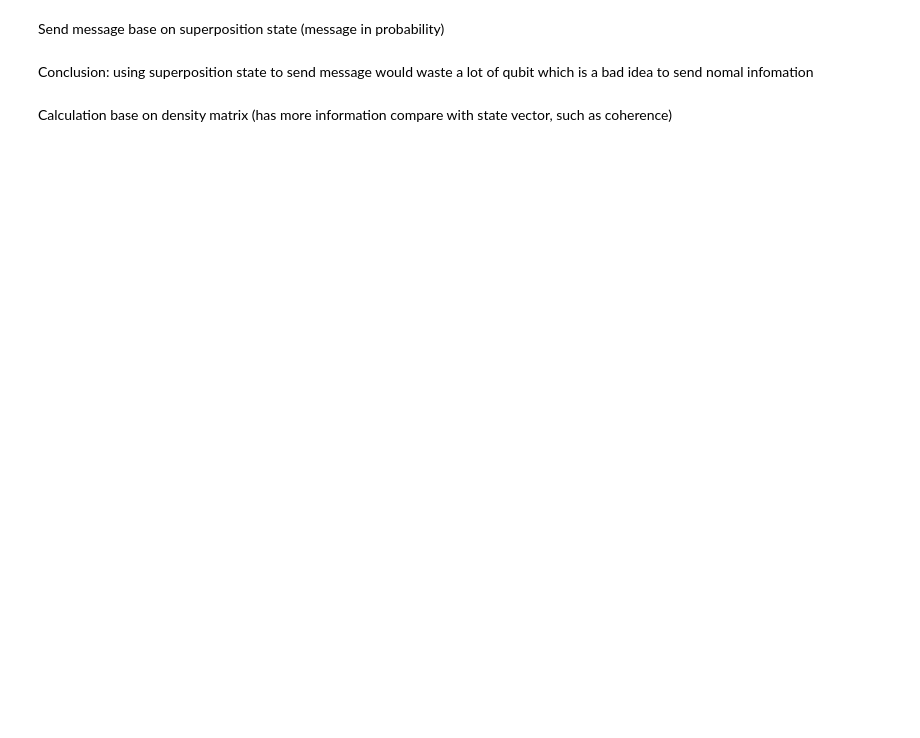
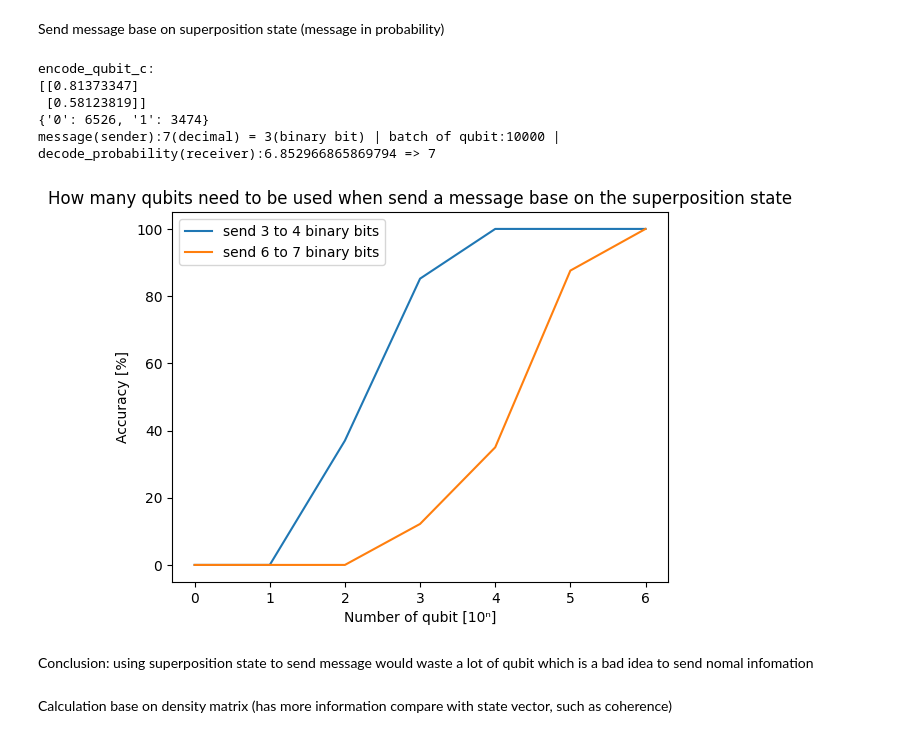
Before and after one commit to ChuhanZhou/Quantum_Teleportation_Simulation, a Jupyter notebook: demo.ipynb, the cells around one changed output. Saved outputs shown, nothing was run; the diff lists cells and outputs as text; code cells hidden in the pictures; blank space fills up the shorter version.

Commit message:
update circuit visualization and muti-thread calculation on demo

```diff
--- a/demo.ipynb
+++ b/demo.ipynb
@@ -73,6 +126,12 @@ for i in range(batch_n):
     state_b = qubits.measurement(qubit_b, [0])[0]
     receive[state_b] = receive[state_b]+1
 print(receive)
-receive_message = decode_key/receive["1"]*receive["0"]
+receive_message = decode_key/np.sqrt(receive["1"])*np.sqrt(receive["0"])
 print("message(sender):{}(decimal) = {}(binary bit) | batch of qubit:{} | decode_probability(receiver):{} => {}".format(message,len(bin(message).split("0b")[-1]),batch_n,receive_message,round(receive_message)))
+# %% [output]
+encode_qubit_c:
+[[0.81373347]
+ [0.58123819]]
+{'0': 6526, '1': 3474}
+message(sender):7(decimal) = 3(binary bit) | batch of qubit:10000 | decode_probability(receiver):6.852966865869794 => 7
 # %%
@@ -112,16 +180,17 @@ def test_message_in_superposition_state(message=1,decode_key=1,index_test_n = 10
 # %%
-thread_number = 8
-index_list = range(2, 4)
-accuracy_3_4 = test_message_in_superposition_state(message = 9,decode_key = 5,index_test_n = 1000,index_list = index_list,thread_number=thread_number)
-accuracy_6_7 = test_message_in_superposition_state(message = 99,decode_key = 50,index_test_n = 1000,index_list = index_list,thread_number=thread_number)
+thread_number = 33
+max_index = 6
+accuracy_3_4,accuracy_6_7 =test_message_in_superposition_state(digit_n = 2,epoch_n = 500,max_index = max_index,thread_n=thread_number)
 # %%
-plt.plot(index_list, np.array(accuracy_3_4)*100, label="send 3 to 4 binary bits")
-plt.plot(index_list, np.array(accuracy_6_7)*100, label="send 6 to 7 binary bits")
+plt.plot(range(0,max_index+1), np.array(accuracy_3_4)*100, label="send 3 to 4 binary bits")
+plt.plot(range(0,max_index+1), np.array(accuracy_6_7)*100, label="send 6 to 7 binary bits")
 plt.ylabel("Accuracy [%]")
 plt.xlabel("Number of qubit [10ⁿ]")
 plt.title("How many qubits need to be used when send a message base on the superposition state")
 plt.legend()
 plt.show()
+# %% [output]
+[figure, added]
 # %% [markdown]
 Conclusion: using superposition state to send message would waste a lot of qubit which is a bad idea to send nomal infomation
 # %% [markdown]
```
Also changed, not shown: parts of 12 cells of this notebook, 6 other files.
